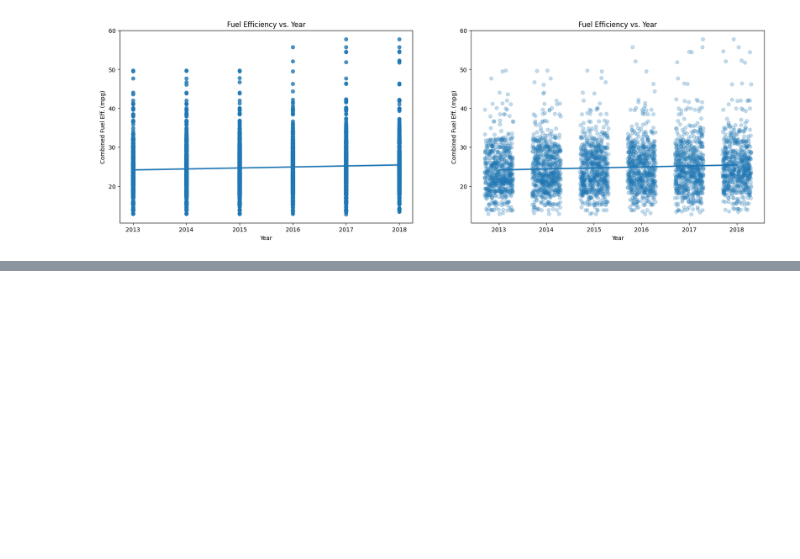
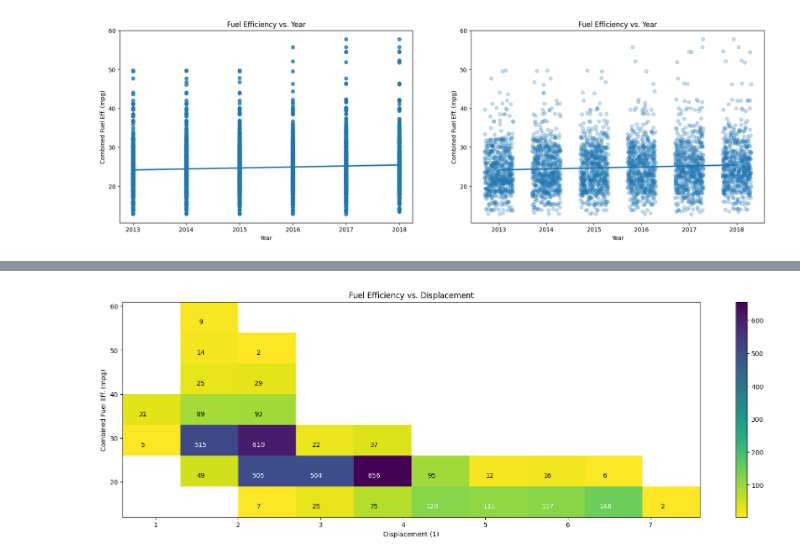
Before and after one commit to kisyular/data-visualization, a Jupyter notebook: Intro-Data-Visualization.ipynb, the cells around one changed output, grey strips where cells are left out. Cells and saved outputs as stored; diff of their text form; code cells hidden in the pictures; blank space fills up the shorter version.

```diff
--- a/Intro-Data-Visualization.ipynb
+++ b/Intro-Data-Visualization.ipynb
@@ -884,0 +954,27 @@ plt.title('Fuel Efficiency vs. Year');
+# %%
+plt.figure(figsize=(20, 6))
+
+# Create bins for x-axis and y-axis using np.arange
+bins_x = np.arange(0.6, 7+0.7, 0.7)
+bins_y = np.arange(12, 58+7, 7)
+
+# Plot heatmap using the hist2d function
+h2d = plt.hist2d(data=fuel_econ, x='displ', y='comb', bins=[bins_x, bins_y], cmap='viridis_r', cmin=0.5)
+plt.colorbar()
+plt.xlabel('Displacement (1)')
+plt.ylabel('Combined Fuel Eff. (mpg)');
+plt.title('Fuel Efficiency vs. Displacement');
+
+# Add text annotations to each cell
+counts = h2d[0]
+for i in range(counts.shape[0]):
+    for j in range(counts.shape[1]):
+        c = counts[i,j]
+        if c >= 100: # increase visibility on darker cells
+            plt.text(bins_x[i]+0.25, bins_y[j]+2.5, int(c),
+                     ha = 'center', va = 'center', color = 'white')
+        elif c > 0:
+            plt.text(bins_x[i]+0.25, bins_y[j]+2.5, int(c),
+                     ha = 'center', va = 'center', color = 'black')
+# %% [output]
+[figure, added]
```
Also changed, not shown: parts of 15 cells of this notebook.
